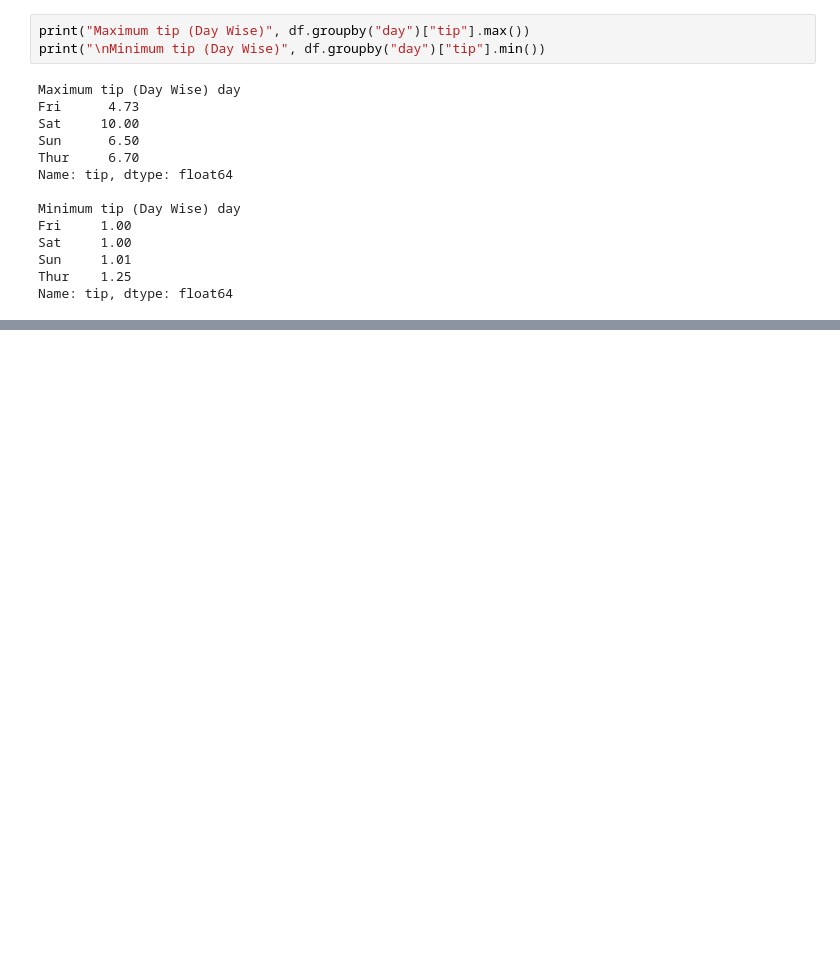
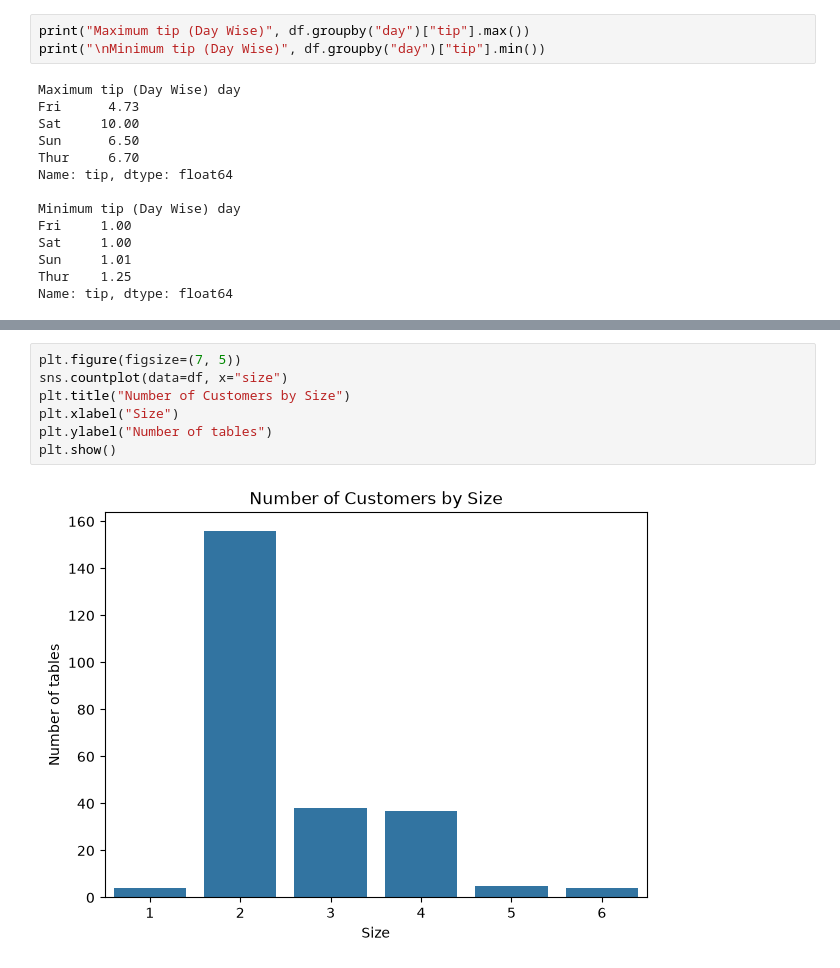
Before and after one commit to rohaanmangi/Python-for-AI, a Jupyter notebook: notebooks/Week 4/Day 17/project.ipynb, the cells around one changed output, grey strips where cells are left out. Drawn from its saved outputs; the diff is of its cells as text; blank space fills up the shorter version.

```diff
--- a/notebooks/Week 4/Day 17/project.ipynb
+++ b/notebooks/Week 4/Day 17/project.ipynb
@@ -112,0 +157,9 @@ plt.show()
+# %%
+plt.figure(figsize=(7, 5))
+sns.countplot(data=df, x="size")
+plt.title("Number of Customers by Size")
+plt.xlabel("Size")
+plt.ylabel("Number of tables")
+plt.show()
+# %% [output]
+[figure, added]
```
Also changed, not shown: parts of 16 cells of this notebook, 1 other file.
